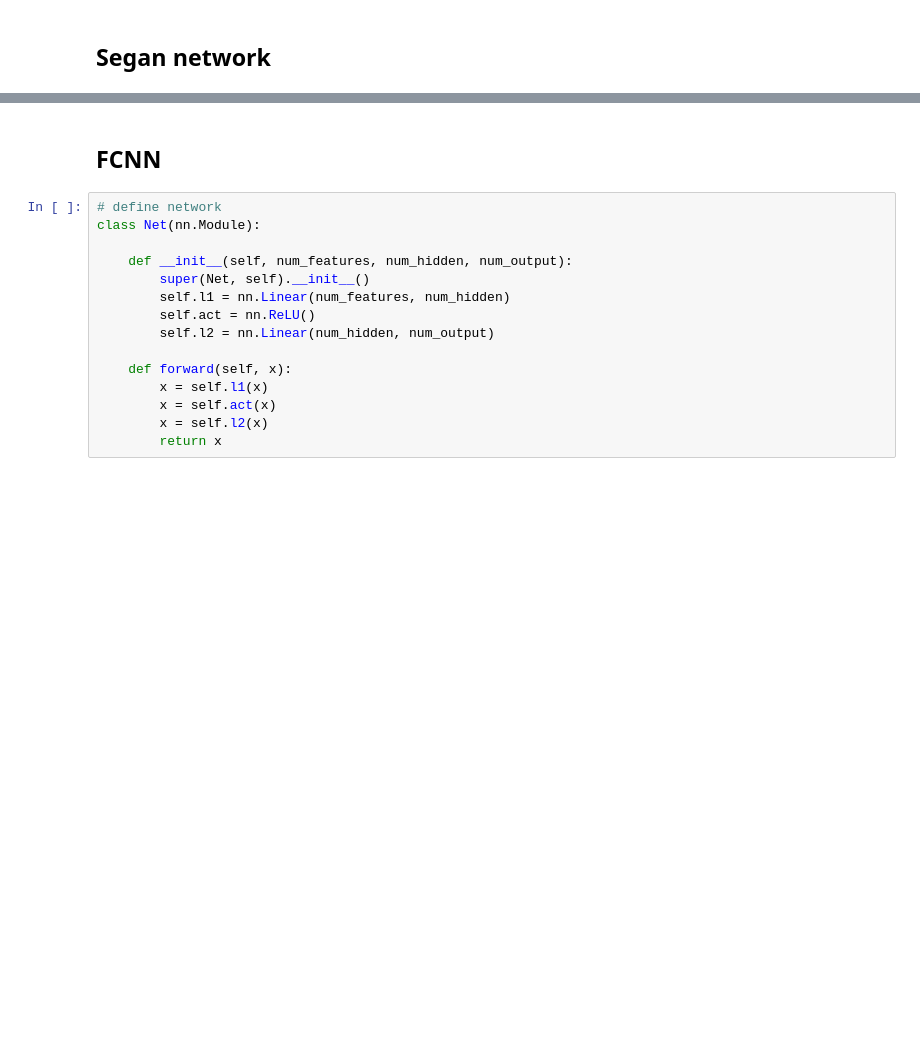
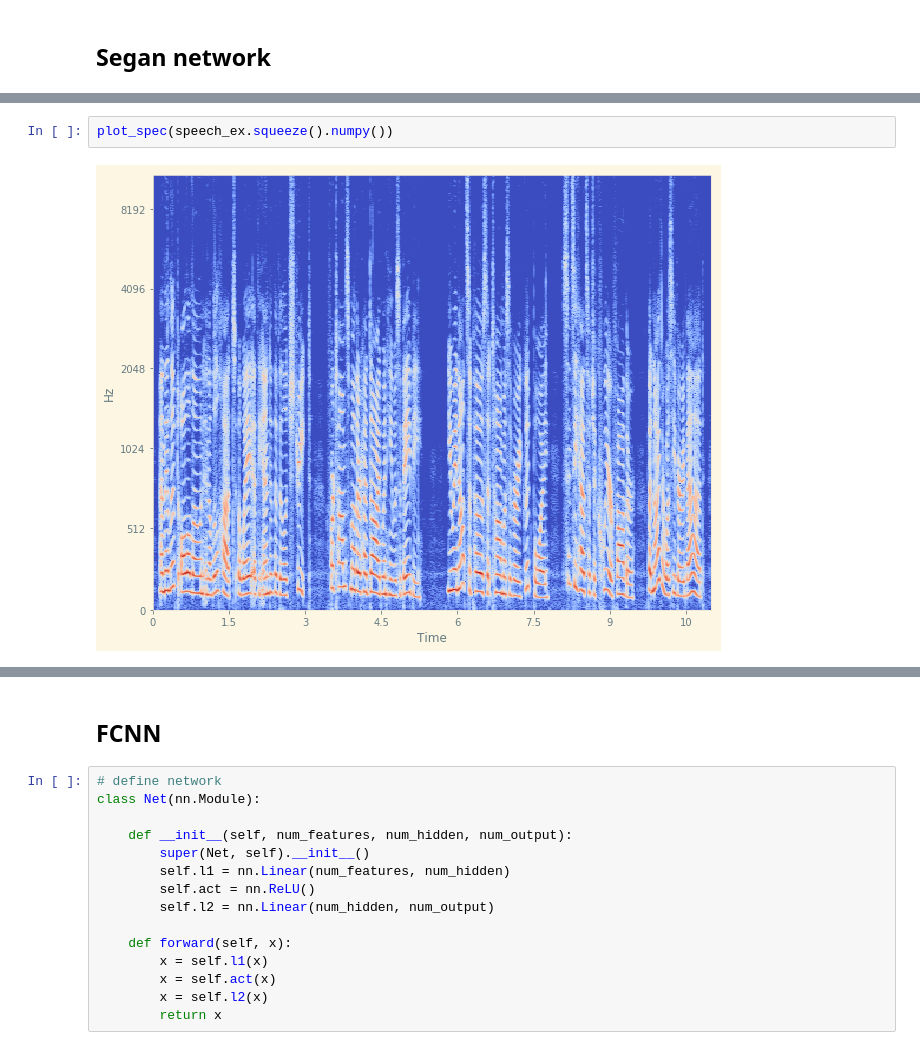
Before and after one commit to ZeroCHENml/DeReverb, a Jupyter notebook: Using_Dataloader.ipynb, the cells around one changed output, grey strips where cells are left out. Cells and saved outputs as stored; diff of their text form; blank space fills up the shorter version.

```diff
--- a/Using_Dataloader.ipynb
+++ b/Using_Dataloader.ipynb
@@ -127,0 +181,4 @@ ir_ex = ta.transforms.Resample(48000, 16000)(ta.load((data_path/'impulse-respons
+# %%
+plot_spec(speech_ex.squeeze().numpy())
+# %% [output]
+[figure, added]
```
Also changed, not shown: parts of 20 cells of this notebook, 2 other files.
